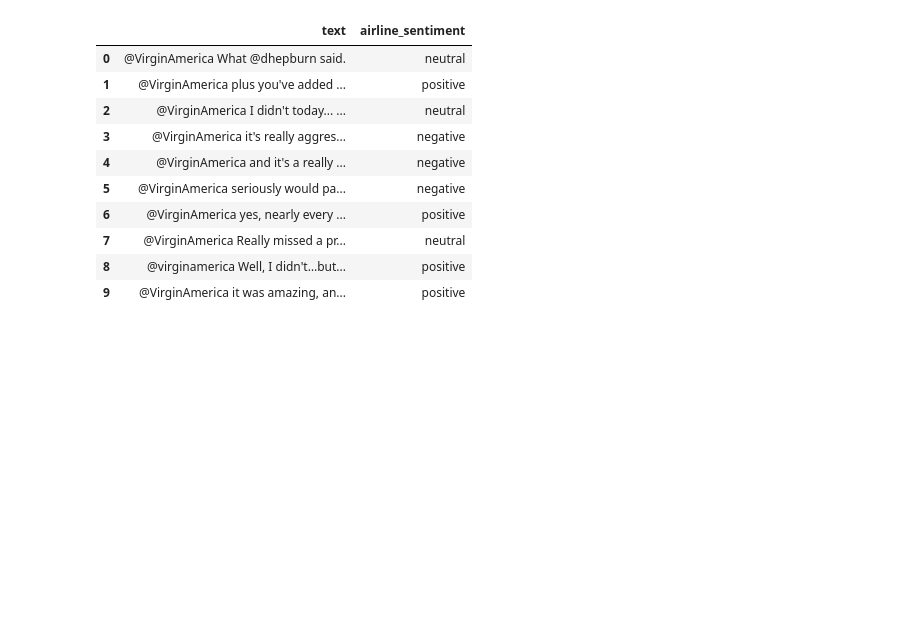
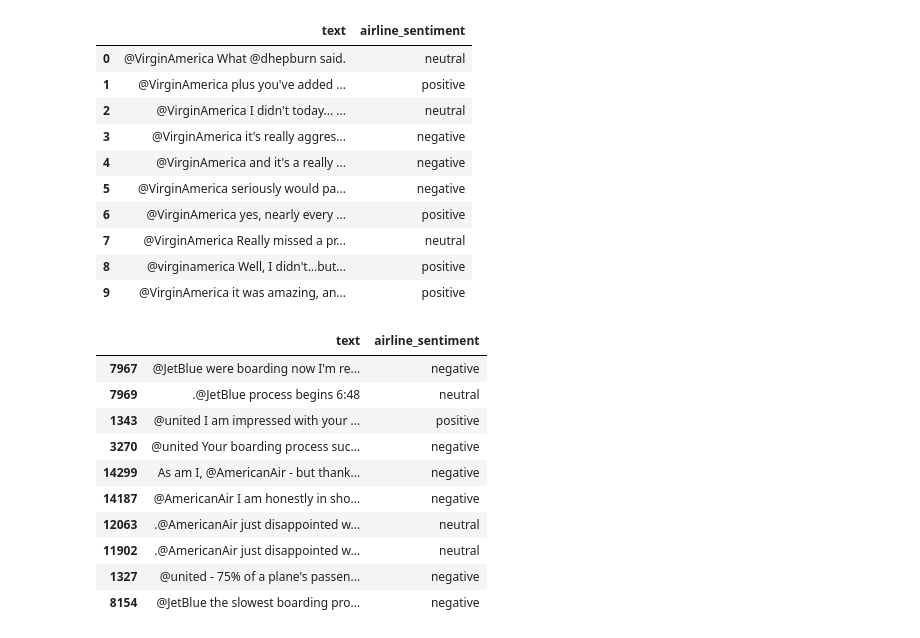
Before and after one commit to Sathwika-2k3/aml--Social-media-analytics, a Jupyter notebook: A2_SATHWIKA_GOURAVELLI.ipynb, the cells around one changed output. Saved outputs shown, nothing was run; the diff lists cells and outputs as text; code cells hidden in the pictures; blank space fills up the shorter version.

Commit message:
Updated LDA topics, recommender test cases, and exported CSV

```diff
--- a/A2_SATHWIKA_GOURAVELLI.ipynb
+++ b/A2_SATHWIKA_GOURAVELLI.ipynb
@@ -101,3 +129,39 @@ Topic 3
 ['thanks', 'flights', 'southwestair', 'time', 'flightled', 'delayed', 'late', 'cancelled', 'flight', 'united']
 Topic 4
 ['hour', 'help', 'number', 'aa', 'plane', 'thanks', 'gate', 'flight', 'usairways', 'americanair']
+# %%
+import pandas as pd
+from sklearn.feature_extraction.text import CountVectorizer
+from sklearn.decomposition import LatentDirichletAllocation
+
+# Assuming you already have:
+# df["clean_text"], vectorizer, and lda fitted
+
+# Get vocabulary
+words = vectorizer.get_feature_names_out()
+
+# Collect top 10 words per topic
+topic_words = []
+for i, topic in enumerate(lda.components_):
+    top_words = [words[j] for j in topic.argsort()[-10:]]  # top 10 words
+    topic_words.append(top_words)
+
+interpretations = [
+    "Positive feedback / praise",
+    "Flight info / neutral tweets",
+    "Complaints / customer service issues",
+    "Flight delays / operational issues",
+    "Airport assistance / queries"
+]
+
+
+topic_df = pd.DataFrame({
+    "Topic": [f"Topic {i}" for i in range(len(topic_words))],
+    "Top Words": [", ".join(words) for words in topic_words],
+    "Interpretation": interpretations
+})
+
+
+print(topic_df)
+
+topic_df.to_csv("lda_topic_summary.csv", index=False)
@@ -359,3 +437,22 @@ df[["text", "airline_sentiment"]].head(10)
 | 7 | @VirginAmerica Really missed a pr... | neutral |
 | 8 | @virginamerica Well, I didn't…but... | positive |
 | 9 | @VirginAmerica it was amazing, an... | positive |
+# %%
+# Example test query
+query_tweet = "@Delta really impressed with the crew and smooth boarding process! "
+
+# Get top 10 similar tweets
+similar_tweets = recommend_similar_tweets(query_tweet, top_n=10)
+similar_tweets
+# %% [output]
+|  | text | airline_sentiment |
+| 7967 | @JetBlue were boarding now I'm re... | negative |
+| 7969 | .@JetBlue process begins 6:48 | neutral |
+| 1343 | @united I am impressed with your ... | positive |
+| 3270 | @united Your boarding process suc... | negative |
+| 14299 | As am I, @AmericanAir - but thank... | negative |
+| 14187 | @AmericanAir I am honestly in sho... | negative |
+| 12063 | .@AmericanAir just disappointed w... | neutral |
+| 11902 | .@AmericanAir just disappointed w... | neutral |
+| 1327 | @united - 75% of a plane's passen... | negative |
+| 8154 | @JetBlue the slowest boarding pro... | negative |
```
Also changed, not shown: parts of 2 cells of this notebook, 1 other file.
